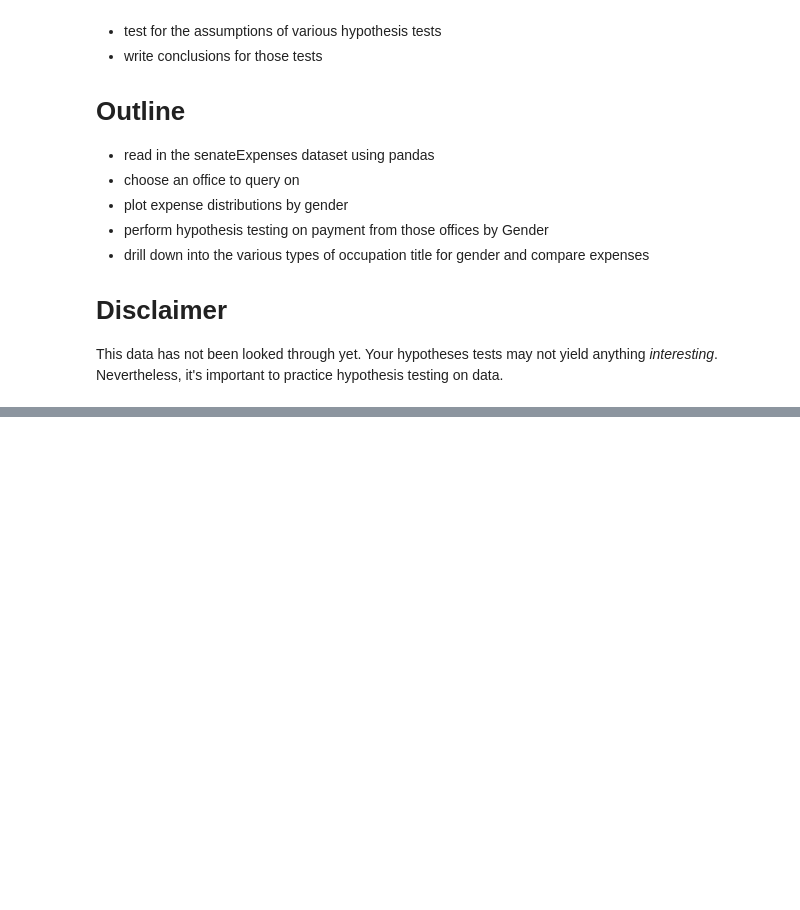
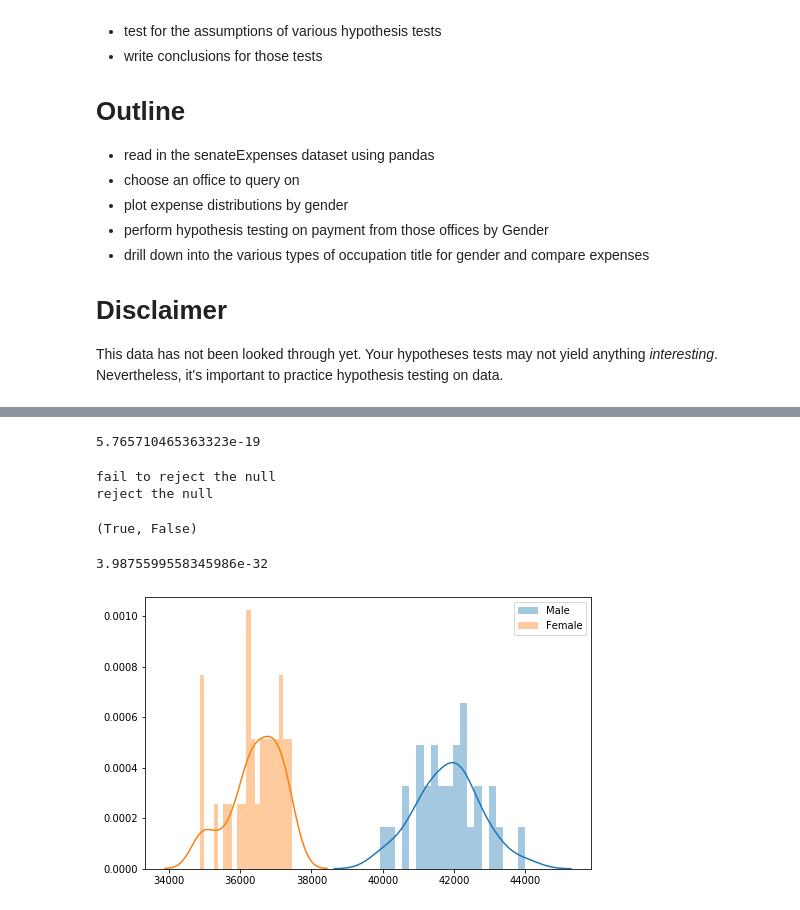
Before and after one commit to learn-co-curriculum/aug-ds-ft-2020-notebooks, a Jupyter notebook: topic14/hypothesisTesting.ipynb, the cells around one changed output, grey strips where cells are left out. Saved outputs shown, nothing was run; the diff lists cells and outputs as text; code cells hidden in the pictures; blank space fills up the shorter version.

```diff
--- a/topic14/hypothesisTesting.ipynb
+++ b/topic14/hypothesisTesting.ipynb
@@ -20,3 +28,31 @@ import pandas as pd
+# %%
+def bootstrap(arr):
+    return np.random.choice(arr, size=arr.shape, replace=True)
+
+
+def generate_sample_mus(arr, num_samples=30):
+    sample_mus = []
+    for i in range(num_samples):
+        sample = bootstrap(arr)
+        mu = np.mean(sample)
+        sample_mus.append(mu)
+    return sample_mus
+
+
+def test_for_normality(arr, confidence=0.95):
+    t, p = scs.shapiro(arr)
+    if p <= 1 - confidence:
+        print("reject the null")
+        return False
+    print("fail to reject the null")
+    return True
+
+
+def cohens_d(arr1, arr2):
+    narr1 = len(arr1)
+    narr2 = len(arr2)
+    dof = narr1 + narr2 - 2
+    return (np.mean(arr1) - np.mean(arr2)) / np.sqrt(((narr1-1)*np.std(arr1, ddof=1) ** 2 + (narr2-1)*np.std(arr2, ddof=1) ** 2) / dof)
 # %%
 df = pd.read_excel("../data/senateExpenses")
 df.head()
@@ -66,0 +112,38 @@ ethics_df.head()
+# %%
+# test for normality
+# H0: data is normal
+# HA: data is not normal
+
+t, p = scs.shapiro(admin_payment_m)
+print(p)
+
+# p is basically 0 which means we reject the null that the data is Normal
+# %% [output]
+5.765710465363323e-19
+# %%
+# we use the CLT to create a normal distribution of sample means
+sample_mus_payments_m = generate_sample_mus(admin_payment_m)
+sample_mus_payments_f = generate_sample_mus(admin_payment_f)
+# %%
+test_for_normality(sample_mus_payments_m), test_for_normality(sample_mus_payments_f)
+# %% [output]
+fail to reject the null
+reject the null
+(True, False)
+# %%
+# run our 2sample_ind_ttest
+# H0: mu_M  = mu_F
+# HA: mu_M != mu_F
+t, p = scs.ttest_ind(sample_mus_payments_m, sample_mus_payments_f, equal_var=False)
+p
+# reject the null that the means are the same
+# %% [output]
+3.9875599558345986e-32
+# %%
+plt.figure(figsize=(8, 5))
+sns.distplot(sample_mus_payments_m, label="Male", bins=20)
+sns.distplot(sample_mus_payments_f, label="Female", bins=20)
+plt.legend()
+plt.show()
+# %% [output]
+[figure, added]
```
Also changed, not shown: parts of 17 cells of this notebook, 1 other file.
